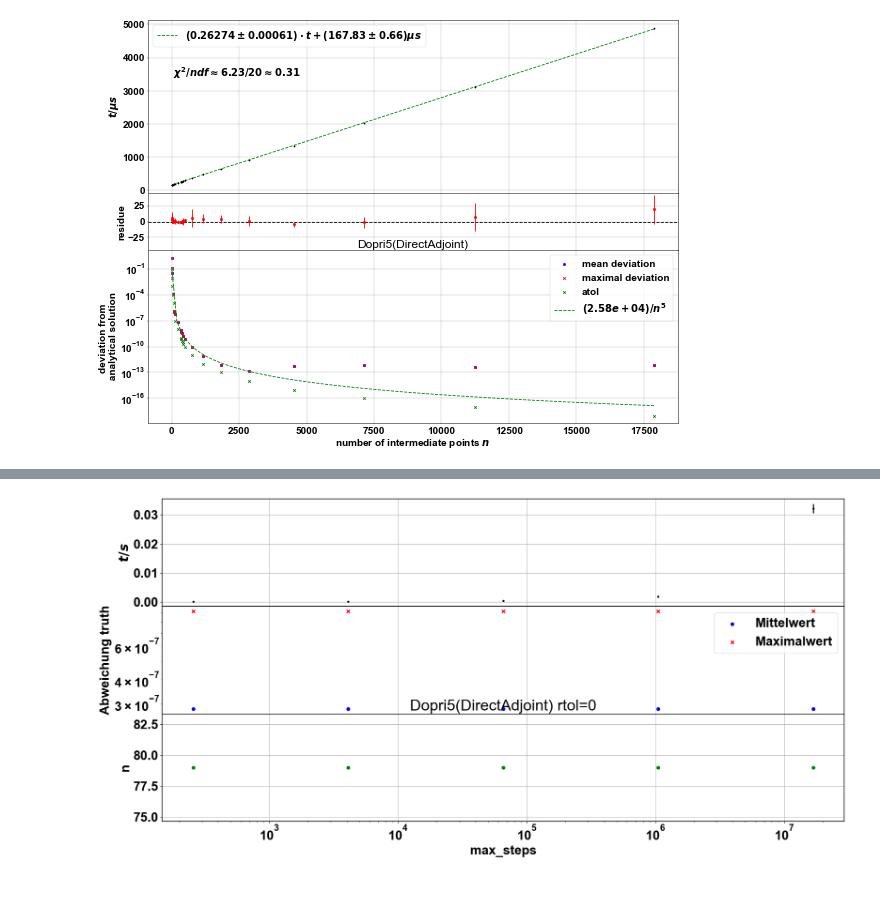
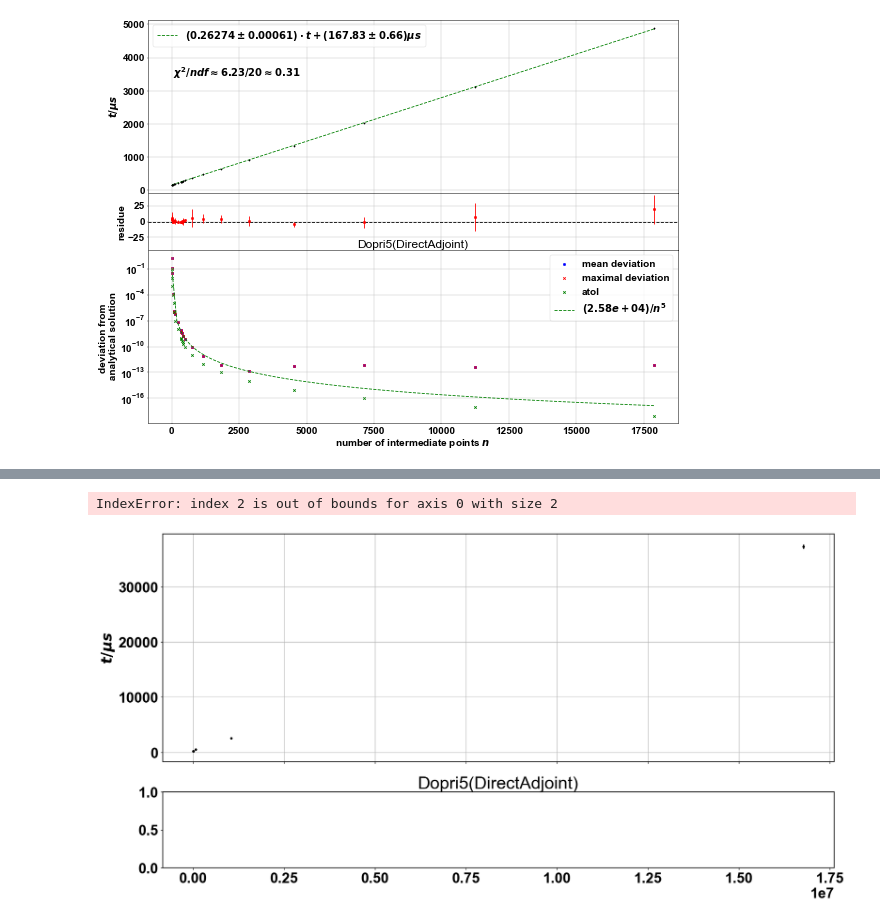
Before and after one commit to rubba0220/Bachelorarbeit, a Jupyter notebook: proper benchmark3.ipynb, the cells around one changed output, grey strips where cells are left out. Cells and saved outputs as stored; diff of their text form; code cells hidden in the pictures; blank space fills up the shorter version.

```diff
--- a/proper benchmark3.ipynb
+++ b/proper benchmark3.ipynb
@@ -746,22 +799,30 @@ df_ds.to_string('Plots/benchmark_dopris3.txt', col_space=16, justify='left', ind
 # %%
 # Plot
-fig, ax = plt.subplots(3,1, figsize=(20,10), sharex=True, gridspec_kw={'height_ratios': [3, 3, 3]})
-plt.title('Dopri5(DirectAdjoint) rtol=0')
-ax[0].set_ylabel('$t/s$')
-ax[0].errorbar(df_ds['max_steps'], df_ds['t_mean'], yerr=df_ds['t_std'], color='black', fmt = '.')
+fig, ax = plt.subplots(2,1, figsize=(20,10), sharex=True, gridspec_kw={'height_ratios': [3, 1]})
+plt.title('Dopri5(DirectAdjoint)')
+ax[0].set_ylabel('$t/\mu s$')
+x = jnp.array(df_ds['max_steps'].to_numpy(), dtype=jnp.float64)
+y = jnp.array(df_ds['t_mean'].to_numpy(), dtype=jnp.float64)*1e+6
+ey = jnp.array(df_ds['t_std'].to_numpy(), dtype=jnp.float64)*1e+6
+
+m, em, b, eb, chiq, ndof = linreg(x, y, ey, ini=[1,1])
+
+ax[0].errorbar(x, y, yerr=ey, color='black', fmt = '.')
+ax[0].plot(x, m*x+b, color='green', linestyle='--', label='linear fit')
 ax[0].grid()
-ax[1].set_ylabel('Abweichung truth')
-ax[1].set_yscale('log')
-ax[1].scatter(df_ds['max_steps'], df_ds['abw_mean_dopri'], color='blue', label='Mittelwert', marker='o')
-ax[1].scatter(df_ds['max_steps'], df_ds['abw_max_dopri'], color='red', label='Maximalwert', marker='x')
+# ax[1].set_ylabel('Abweichung truth')
+# ax[1].set_yscale('log')
+# ax[1].scatter(df_ds['max_steps'], df_ds['abw_mean_dopri'], color='blue', label='Mittelwert', marker='o')
+# ax[1].scatter(df_ds['max_steps'], df_ds['abw_max_dopri'], color='red', label='Maximalwert', marker='x')
+# ax[1].grid()
+# ax[1].legend()
+ax[1].set_xlabel('max_steps')
+ax[1].set_xscale('log')
+ax[1].set_ylabel('n')
+ax[1].scatter(df_ds['max_steps'], df_ds['n'], color='green', marker='o')
 ax[1].grid()
-ax[1].legend()
-ax[2].set_xlabel('max_steps')
-ax[2].set_xscale('log')
-ax[2].set_ylabel('n')
-ax[2].scatter(df_ds['max_steps'], df_ds['n'], color='green', marker='o')
-ax[2].grid()
 fig.tight_layout()
 fig.subplots_adjust(hspace=0.0)
 # %% [output]
+IndexError: index 2 is out of bounds for axis 0 with size 2
-[figure, old version]
+[figure, new version]
```
Also changed, not shown: parts of 6 cells of this notebook, 3 other files.
